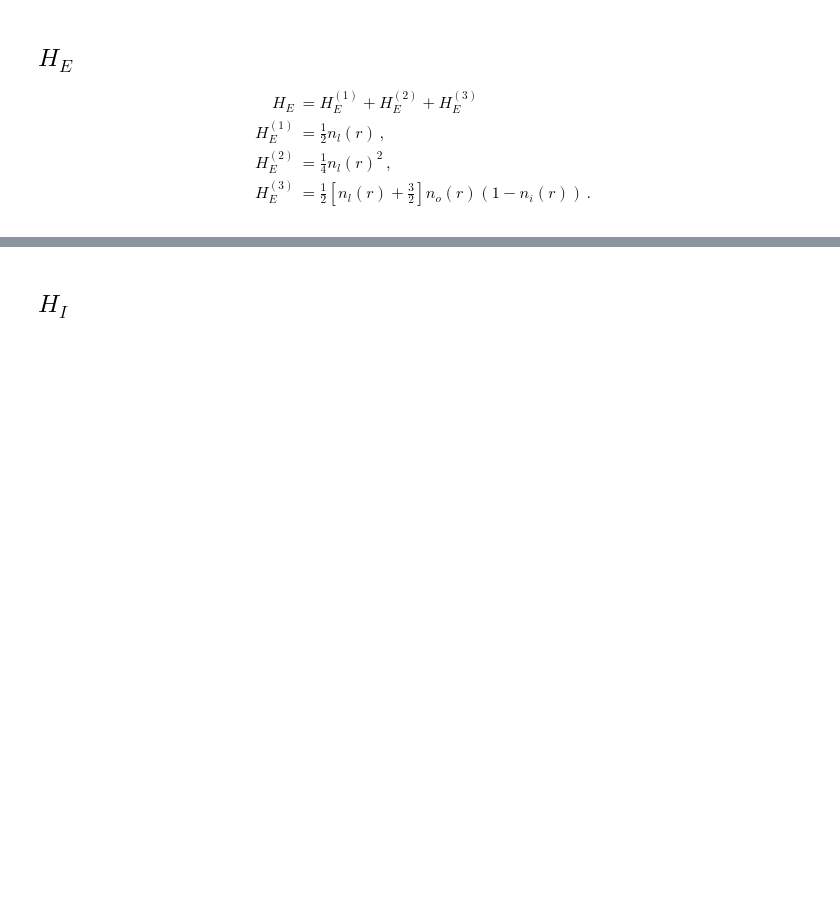
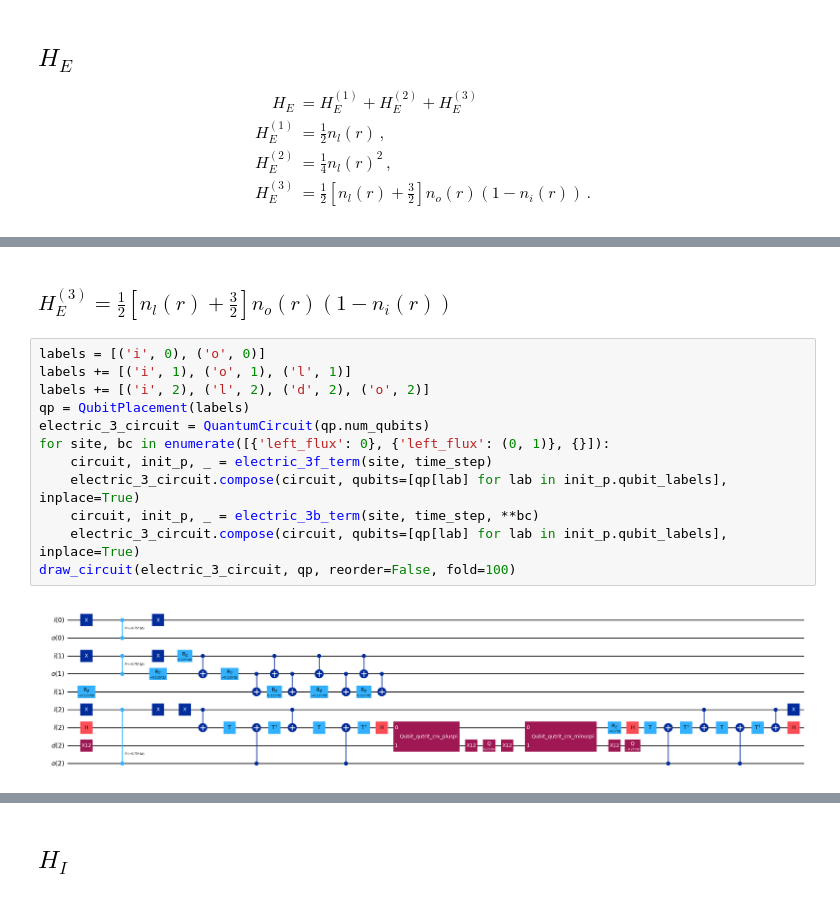
Before and after one commit to yiiyama/lsh-qudit, a Jupyter notebook: full_circuit.ipynb, the cells around one changed output, grey strips where cells are left out. Drawn from its saved outputs; the diff is of its cells as text; blank space fills up the shorter version.

```diff
--- a/full_circuit.ipynb
+++ b/full_circuit.ipynb
@@ -316,0 +163,16 @@ ele3_circuit.compose(ele3_bulk_circuit, inplace=True)
+# %% [markdown]
+### $H_E^{(3)} = \frac{1}{2}\left[n_{l}(r)+\frac{3}{2}\right] n_{o}(r) \left(1-n_{i}(r)\right)$
+# %%
+labels = [('i', 0), ('o', 0)]
+labels += [('i', 1), ('o', 1), ('l', 1)]
+labels += [('i', 2), ('l', 2), ('d', 2), ('o', 2)]
+qp = QubitPlacement(labels)
+electric_3_circuit = QuantumCircuit(qp.num_qubits)
+for site, bc in enumerate([{'left_flux': 0}, {'left_flux': (0, 1)}, {}]):
+    circuit, init_p, _ = electric_3f_term(site, time_step)
+    electric_3_circuit.compose(circuit, qubits=[qp[lab] for lab in init_p.qubit_labels], inplace=True)
+    circuit, init_p, _ = electric_3b_term(site, time_step, **bc)
+    electric_3_circuit.compose(circuit, qubits=[qp[lab] for lab in init_p.qubit_labels], inplace=True)
+draw_circuit(electric_3_circuit, qp, reorder=False, fold=100)
+# %% [output]
+[figure, added]
```
Also changed, not shown: parts of 81 cells of this notebook.
